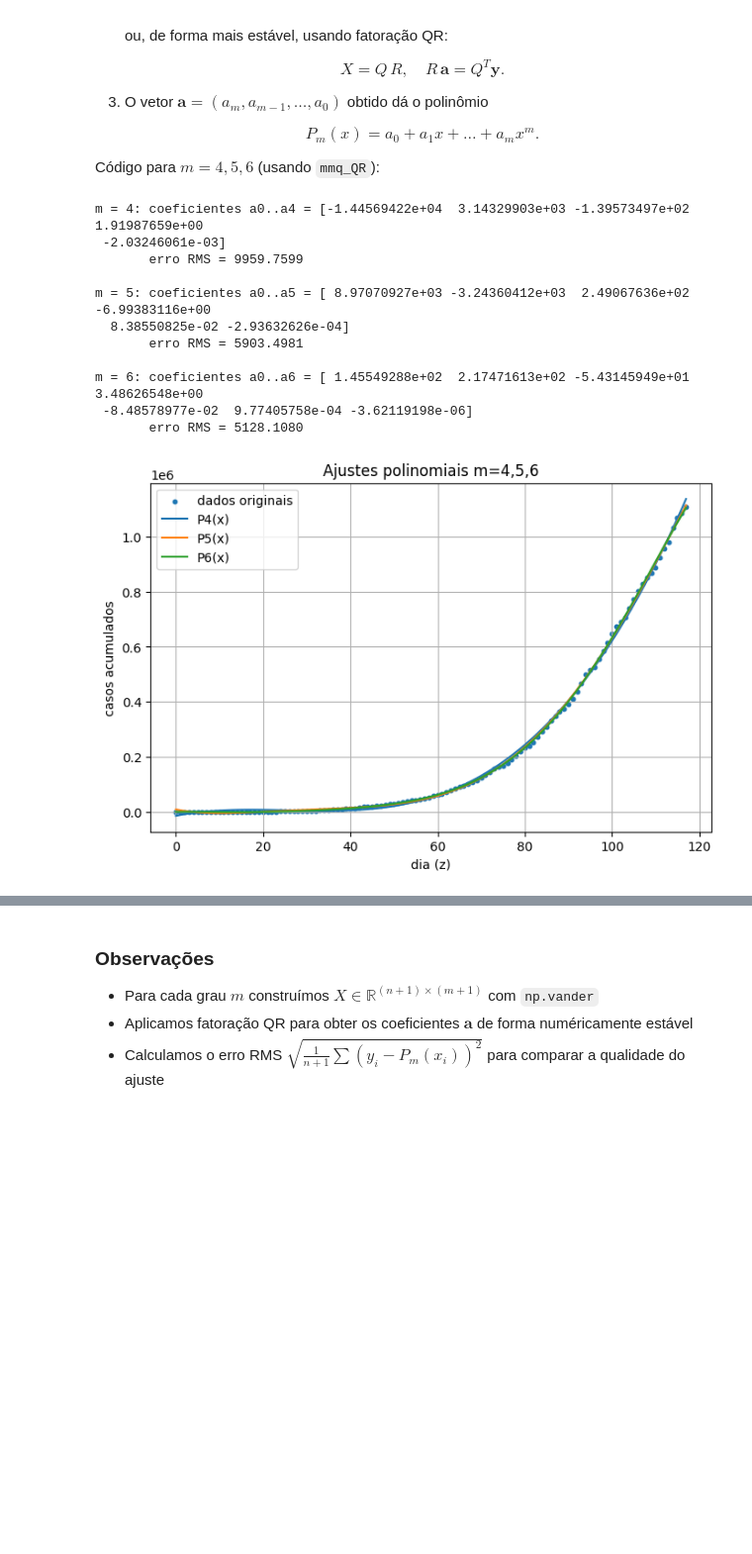
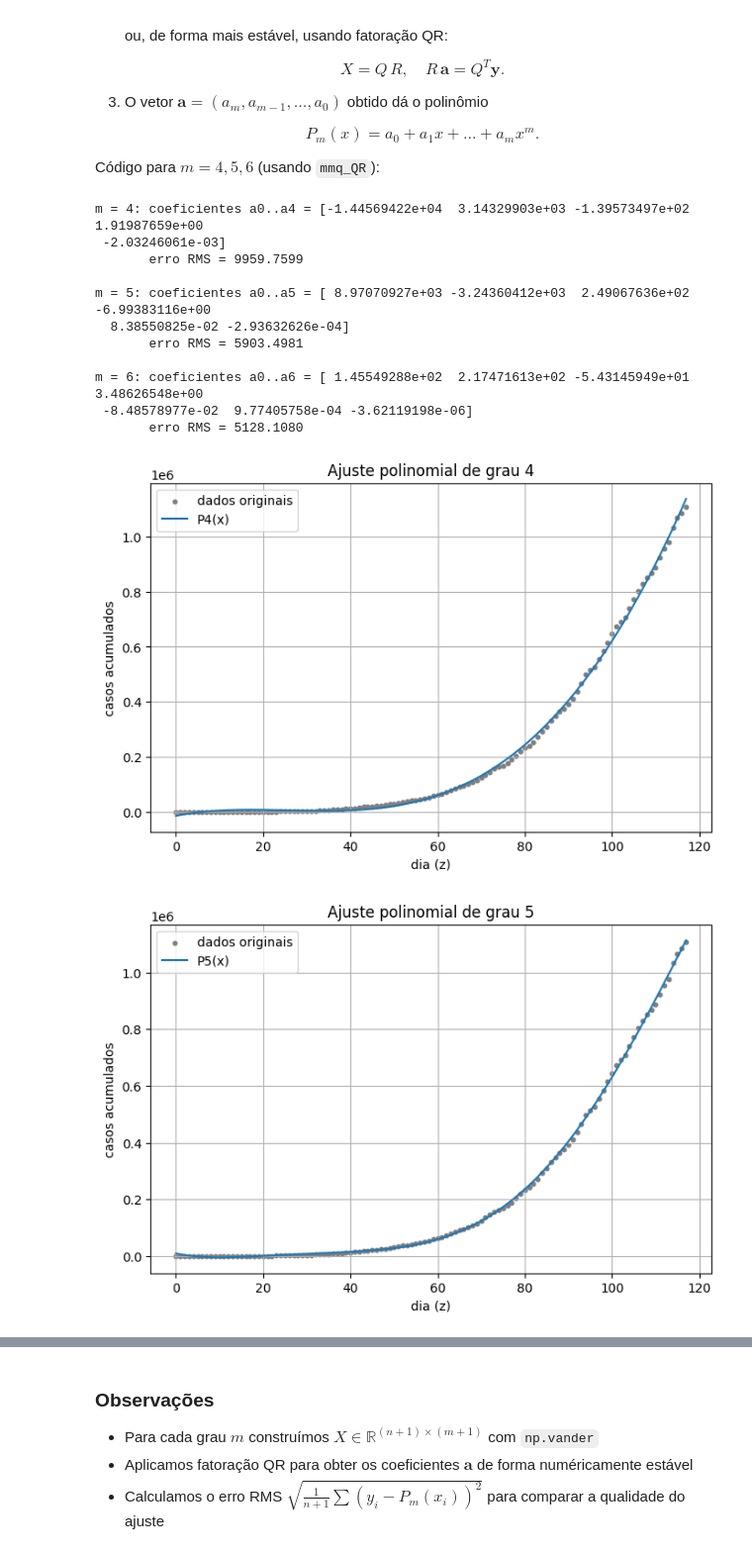
Before and after one commit to lfelipediniz/NumericEssentials, a Jupyter notebook: NumericEssentials.ipynb, the cells around one changed output, grey strips where cells are left out. Shown at 99% size. Drawn from its saved outputs; the diff is of its cells as text; code cells hidden in the pictures; blank space fills up the shorter version.

```diff
--- a/NumericEssentials.ipynb
+++ b/NumericEssentials.ipynb
@@ -2679,42 +2679,45 @@ z = np.arange(y.size)  # dias contados a partir de 0
 # função de mínimos quadrados via QR
 def mmq_QR(x, y, k):
     X = np.vander(x, k)      # colunas x^(k-1)...x^0
     Q, R = np.linalg.qr(X)   # fatoracao QR
     b_vec = Q.T.dot(y)       # projeta y
     a_vec = np.linalg.solve(R, b_vec)  # resolve R·a = b
     return a_vec
 
 # ajustar e calcular erro para cada grau
 for m in (4, 5, 6):
     coef = mmq_QR(z, y, m+1)        # vetor [a_m, ..., a_0]
     # avaliar polinomio em todos os pontos
     y_fit = np.polyval(coef, z)     # np.polyval espera coef em ordem decrescente
     erro_rms = np.sqrt(np.mean((y - y_fit)**2))
     print(f'm = {m}: coeficientes a0..a{m} =', coef[::-1])
     print(f'       erro RMS = {erro_rms:.4f}\n')
 
-# plot para comparar ajustes
-plt.figure(figsize=(8,5))
-plt.scatter(z, y, s=10, label='dados originais')
-for m in (4,5,6):
+# plot individual para cada ajuste
+for m in (4, 5, 6):
     coef = mmq_QR(z, y, m+1)
-    plt.plot(z, np.polyval(coef, z), label=f'P{m}(x)')
-plt.xlabel('dia (z)')
-plt.ylabel('casos acumulados')
-plt.title('Ajustes polinomiais m=4,5,6')
-plt.legend()
-plt.grid(True)
-plt.show()
+    y_fit = np.polyval(coef, z)
+
+    plt.figure(figsize=(8,5))
+    plt.scatter(z, y, s=10, color='gray', label='dados originais')
+    plt.plot(z, y_fit, label=f'P{m}(x)')
+    plt.xlabel('dia (z)')
+    plt.ylabel('casos acumulados')
+    plt.title(f'Ajuste polinomial de grau {m}')
+    plt.legend()
+    plt.grid(True)
+    plt.show()
 # %% [output]
 m = 4: coeficientes a0..a4 = [-1.44569422e+04  3.14329903e+03 -1.39573497e+02  1.91987659e+00
  -2.03246061e-03]
        erro RMS = 9959.7599
 
 m = 5: coeficientes a0..a5 = [ 8.97070927e+03 -3.24360412e+03  2.49067636e+02 -6.99383116e+00
   8.38550825e-02 -2.93632626e-04]
        erro RMS = 5903.4981
 
 m = 6: coeficientes a0..a6 = [ 1.45549288e+02  2.17471613e+02 -5.43145949e+01  3.48626548e+00
  -8.48578977e-02  9.77405758e-04 -3.62119198e-06]
        erro RMS = 5128.1080
-[figure, old version]
+[figure, new version]
+[figure, added]
```
Also changed, not shown: parts of 4 cells of this notebook.
